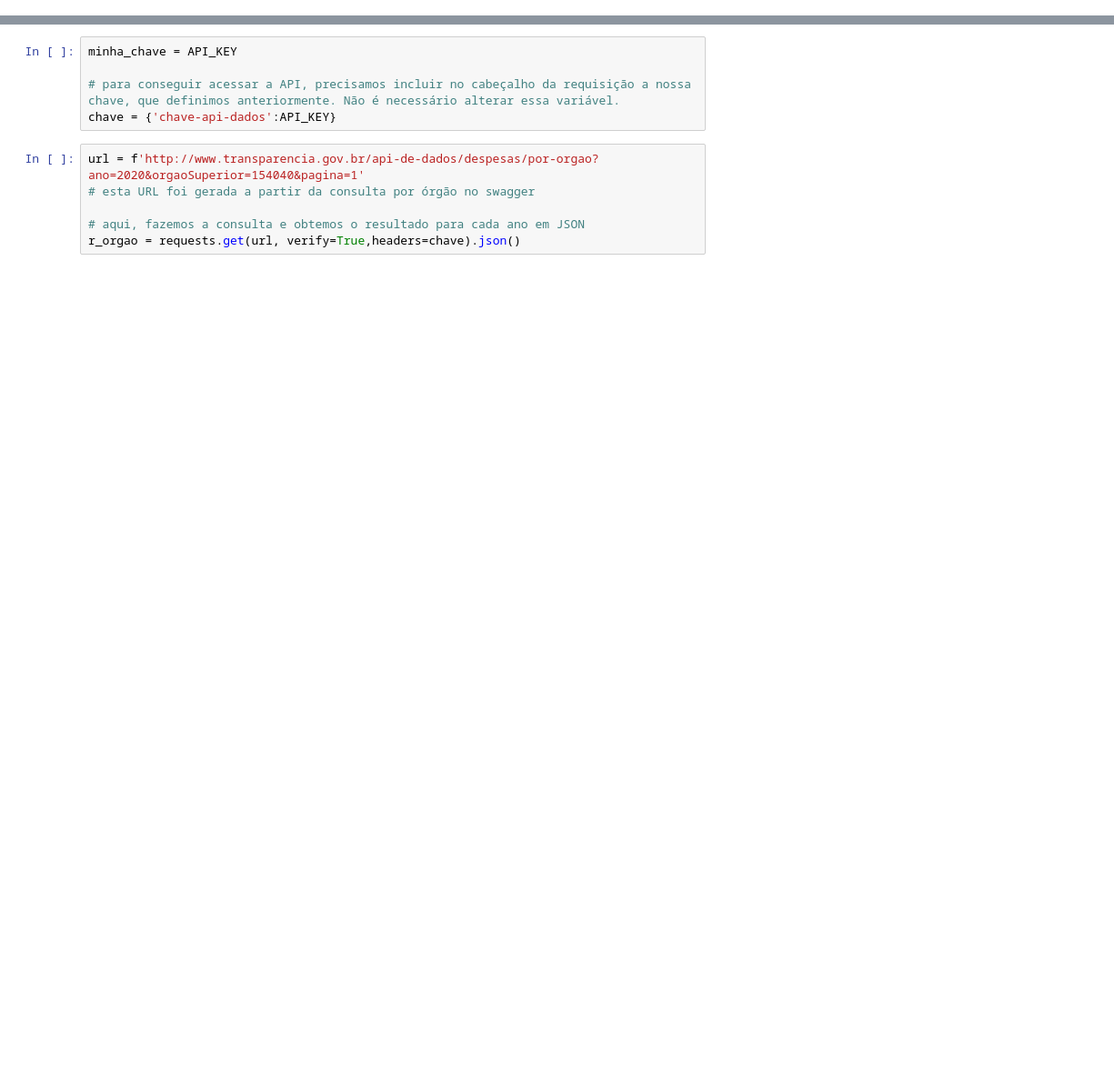
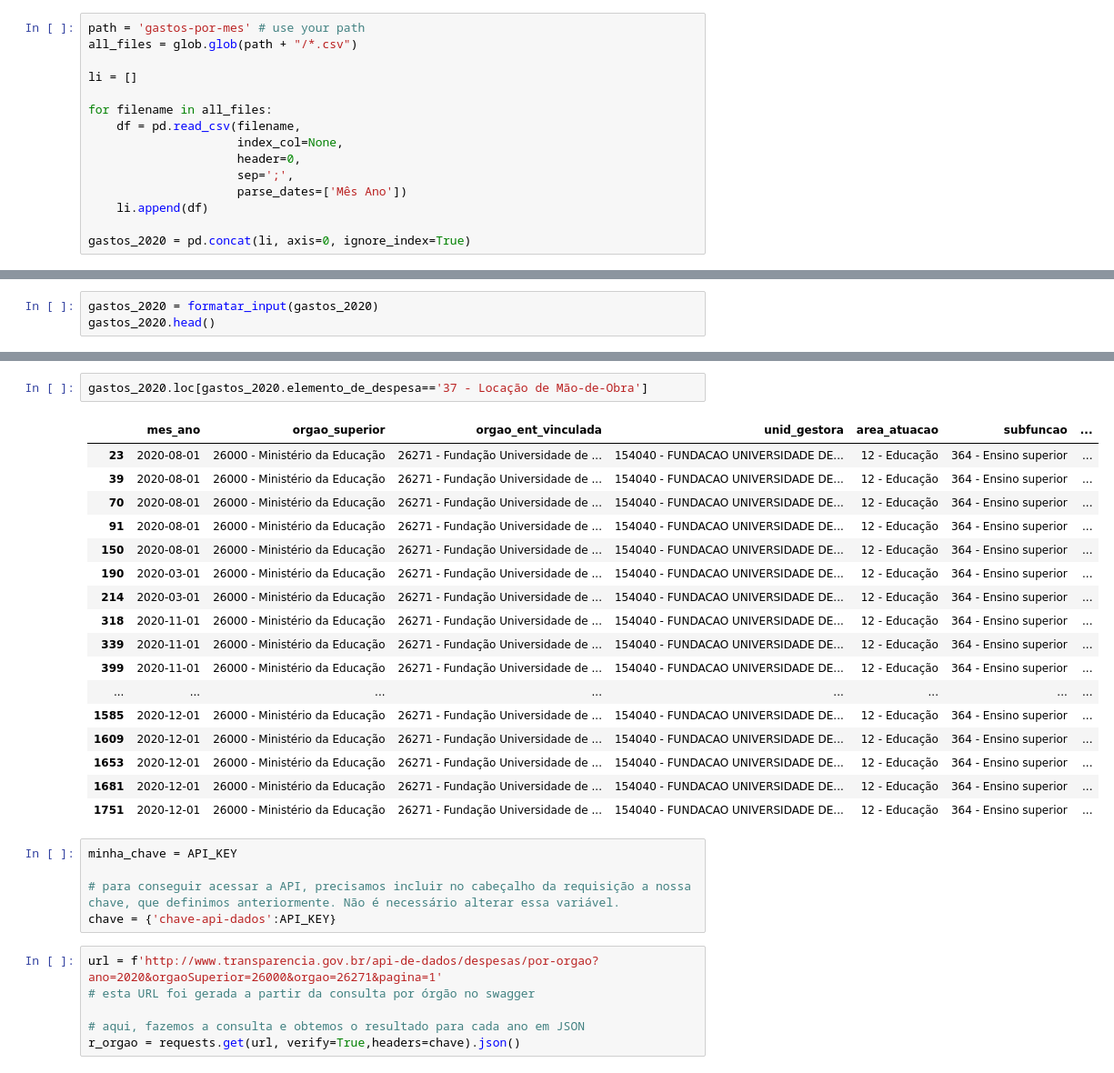
Before and after one commit to danielefm/Painel-de-Despesas-UnB, a Jupyter notebook: painel-de-gastos.ipynb, the cells around one changed output, grey strips where cells are left out. Shown at 91% size. Drawn from its saved outputs; the diff is of its cells as text; blank space fills up the shorter version.

Commit message:
Após extração de dados via API

```diff
--- a/painel-de-gastos.ipynb
+++ b/painel-de-gastos.ipynb
@@ -5,3 +7,18 @@ import requests
 import json
 
 from config import API_KEY
+# %%
+path = 'gastos-por-mes' # use your path
+all_files = glob.glob(path + "/*.csv")
+
+li = []
+
+for filename in all_files:
+    df = pd.read_csv(filename,
+                     index_col=None,
+                     header=0,
+                     sep=';',
+                     parse_dates=['Mês Ano'])
+    li.append(df)
+
+gastos_2020 = pd.concat(li, axis=0, ignore_index=True)
@@ -7,0 +78,3 @@ from config import API_KEY
+# %%
+gastos_2020 = formatar_input(gastos_2020)
+gastos_2020.head()
@@ -8,10 +135,30 @@ from config import API_KEY
+# %%
+gastos_2020.loc[gastos_2020.elemento_de_despesa=='37 - Locação de Mão-de-Obra']
+# %% [output]
+|  | mes_ano | orgao_superior | orgao_ent_vinculada | unid_gestora | area_atuacao | subfuncao | ... |
+| 23 | 2020-08-01 | 26000 - Ministério da Educação | 26271 - Fundação Universidade de ... | 154040 - FUNDACAO UNIVERSIDADE DE... | 12 - Educação | 364 - Ensino superior | ... |
+| 39 | 2020-08-01 | 26000 - Ministério da Educação | 26271 - Fundação Universidade de ... | 154040 - FUNDACAO UNIVERSIDADE DE... | 12 - Educação | 364 - Ensino superior | ... |
+| 70 | 2020-08-01 | 26000 - Ministério da Educação | 26271 - Fundação Universidade de ... | 154040 - FUNDACAO UNIVERSIDADE DE... | 12 - Educação | 364 - Ensino superior | ... |
+| 91 | 2020-08-01 | 26000 - Ministério da Educação | 26271 - Fundação Universidade de ... | 154040 - FUNDACAO UNIVERSIDADE DE... | 12 - Educação | 364 - Ensino superior | ... |
+| 150 | 2020-08-01 | 26000 - Ministério da Educação | 26271 - Fundação Universidade de ... | 154040 - FUNDACAO UNIVERSIDADE DE... | 12 - Educação | 364 - Ensino superior | ... |
+| 190 | 2020-03-01 | 26000 - Ministério da Educação | 26271 - Fundação Universidade de ... | 154040 - FUNDACAO UNIVERSIDADE DE... | 12 - Educação | 364 - Ensino superior | ... |
+| 214 | 2020-03-01 | 26000 - Ministério da Educação | 26271 - Fundação Universidade de ... | 154040 - FUNDACAO UNIVERSIDADE DE... | 12 - Educação | 364 - Ensino superior | ... |
+| 318 | 2020-11-01 | 26000 - Ministério da Educação | 26271 - Fundação Universidade de ... | 154040 - FUNDACAO UNIVERSIDADE DE... | 12 - Educação | 364 - Ensino superior | ... |
+| 339 | 2020-11-01 | 26000 - Ministério da Educação | 26271 - Fundação Universidade de ... | 154040 - FUNDACAO UNIVERSIDADE DE... | 12 - Educação | 364 - Ensino superior | ... |
+| 399 | 2020-11-01 | 26000 - Ministério da Educação | 26271 - Fundação Universidade de ... | 154040 - FUNDACAO UNIVERSIDADE DE... | 12 - Educação | 364 - Ensino superior | ... |
+| ... | ... | ... | ... | ... | ... | ... | ... |
+| 1585 | 2020-12-01 | 26000 - Ministério da Educação | 26271 - Fundação Universidade de ... | 154040 - FUNDACAO UNIVERSIDADE DE... | 12 - Educação | 364 - Ensino superior | ... |
+| 1609 | 2020-12-01 | 26000 - Ministério da Educação | 26271 - Fundação Universidade de ... | 154040 - FUNDACAO UNIVERSIDADE DE... | 12 - Educação | 364 - Ensino superior | ... |
+| 1653 | 2020-12-01 | 26000 - Ministério da Educação | 26271 - Fundação Universidade de ... | 154040 - FUNDACAO UNIVERSIDADE DE... | 12 - Educação | 364 - Ensino superior | ... |
+| 1681 | 2020-12-01 | 26000 - Ministério da Educação | 26271 - Fundação Universidade de ... | 154040 - FUNDACAO UNIVERSIDADE DE... | 12 - Educação | 364 - Ensino superior | ... |
+| 1751 | 2020-12-01 | 26000 - Ministério da Educação | 26271 - Fundação Universidade de ... | 154040 - FUNDACAO UNIVERSIDADE DE... | 12 - Educação | 364 - Ensino superior | ... |
 # %%
 minha_chave = API_KEY
 
 # para conseguir acessar a API, precisamos incluir no cabeçalho da requisição a nossa chave, que definimos anteriormente. Não é necessário alterar essa variável.
 chave = {'chave-api-dados':API_KEY}
 # %%
-url = f'http://www.transparencia.gov.br/api-de-dados/despesas/por-orgao?ano=2020&orgaoSuperior=154040&pagina=1'
+url = f'http://www.transparencia.gov.br/api-de-dados/despesas/por-orgao?ano=2020&orgaoSuperior=26000&orgao=26271&pagina=1'
 # esta URL foi gerada a partir da consulta por órgão no swagger
 
 # aqui, fazemos a consulta e obtemos o resultado para cada ano em JSON
```
Also changed, not shown: parts of 8 cells of this notebook, 2 other files.
